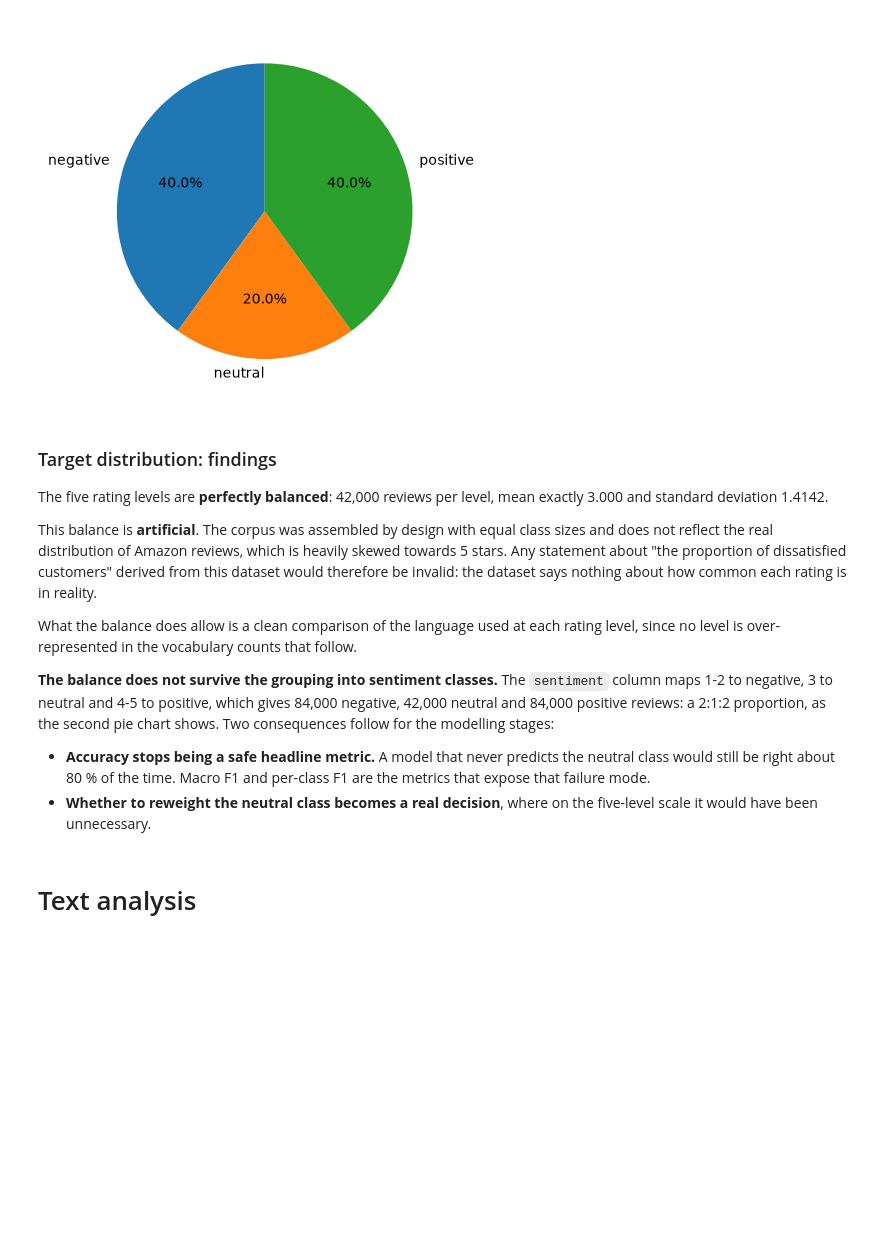
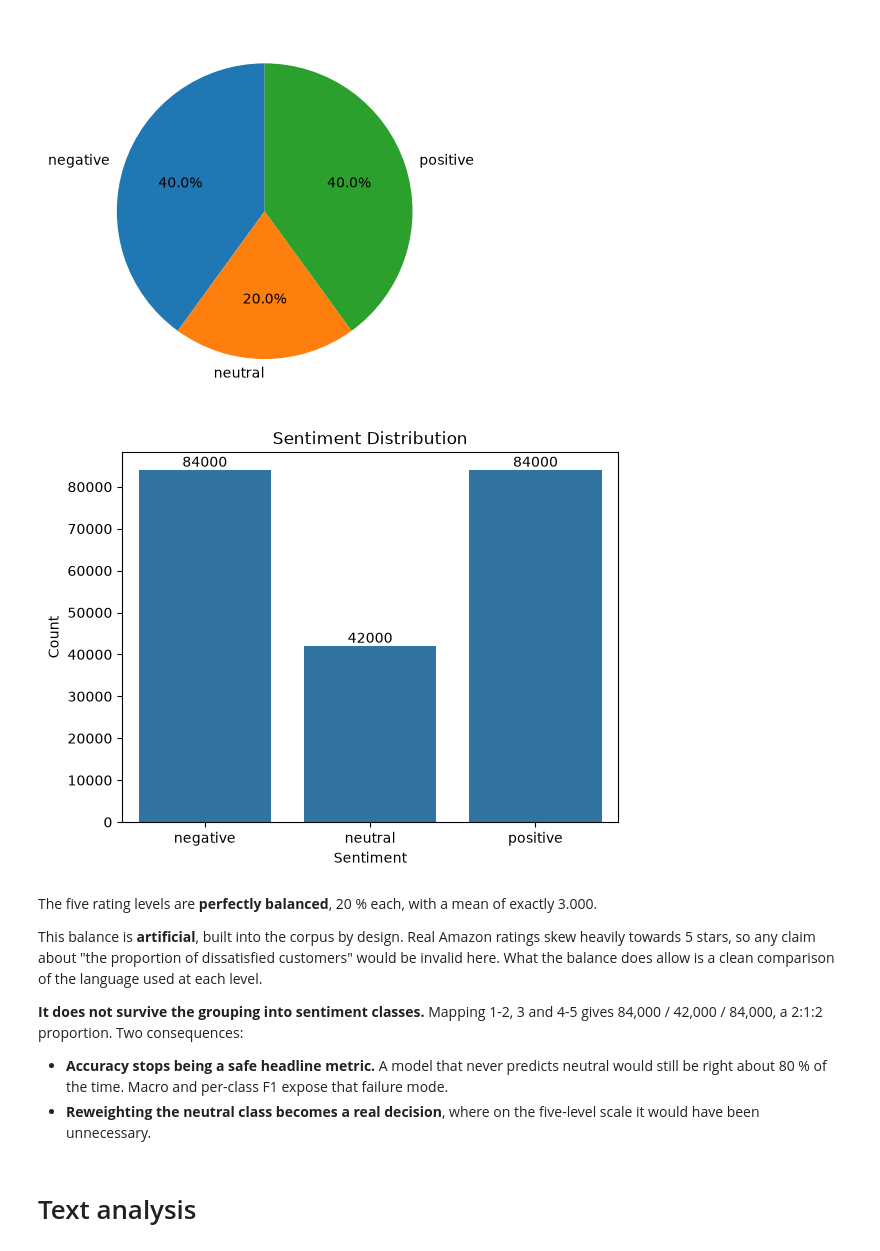
Before and after one commit to AlejandroBeldaFernandez/Amazon-Reviews-Spanish, a Jupyter notebook: Amazon_Reviews.ipynb, the cells around one changed output. Drawn from its saved outputs; the diff is of its cells as text; code cells hidden in the pictures; blank space fills up the shorter version.

```diff
--- a/Amazon_Reviews.ipynb
+++ b/Amazon_Reviews.ipynb
@@ -292,31 +280,31 @@ plt.pie(counts, labels=counts.index, autopct='%1.1f%%', startangle=90)
 plt.show()
 # %% [output]
 [figure]
+# %%
+ax=sns.barplot(data=counts)
+ax.set_title('Sentiment Distribution')
+ax.set_xlabel('Sentiment')
+ax.set_ylabel('Count')
+ax.bar_label(ax.containers[0])
+plt.show()
+# %% [output]
+[figure, added]
 # %% [markdown]
-### Target distribution: findings
 
-The five rating levels are **perfectly balanced**: 42,000 reviews per level, mean exactly
-3.000 and standard deviation 1.4142.
 
-This balance is **artificial**. The corpus was assembled by design with equal class sizes and
-does not reflect the real distribution of Amazon reviews, which is heavily skewed towards 5
-stars. Any statement about "the proportion of dissatisfied customers" derived from this
-dataset would therefore be invalid: the dataset says nothing about how common each rating is
-in reality.
+The five rating levels are **perfectly balanced**, 20 % each, with a mean of exactly 3.000.
 
-What the balance does allow is a clean comparison of the language used at each rating level,
-since no level is over-represented in the vocabulary counts that follow.
+This balance is **artificial**, built into the corpus by design. Real Amazon ratings skew heavily
+towards 5 stars, so any claim about "the proportion of dissatisfied customers" would be invalid
+here. What the balance does allow is a clean comparison of the language used at each level.
 
-**The balance does not survive the grouping into sentiment classes.** The `sentiment` column
-maps 1-2 to negative, 3 to neutral and 4-5 to positive, which gives 84,000 negative, 42,000
-neutral and 84,000 positive reviews: a 2:1:2 proportion, as the second pie chart shows. Two
-consequences follow for the modelling stages:
+**It does not survive the grouping into sentiment classes.** Mapping 1-2, 3 and 4-5 gives
+84,000 / 42,000 / 84,000, a 2:1:2 proportion. Two consequences:
 
-- **Accuracy stops being a safe headline metric.** A model that never predicts the neutral
-  class would still be right about 80 % of the time. Macro F1 and per-class F1 are the metrics
-  that expose that failure mode.
-- **Whether to reweight the neutral class becomes a real decision**, where on the five-level
-  scale it would have been unnecessary.
+- **Accuracy stops being a safe headline metric.** A model that never predicts neutral would
+  still be right about 80 % of the time. Macro and per-class F1 expose that failure mode.
+- **Reweighting the neutral class becomes a real decision**, where on the five-level scale it
+  would have been unnecessary.
 # %% [markdown]
 # Text analysis
 # %% [markdown]
```
Also changed, not shown: parts of 55 cells of this notebook.
